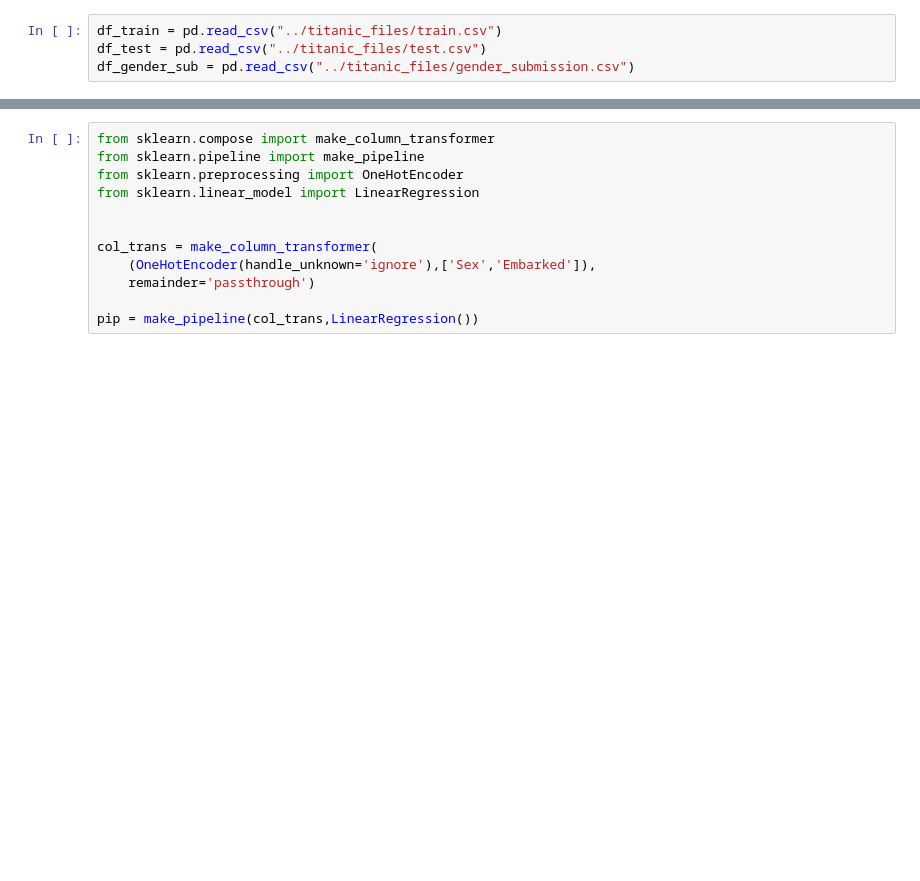
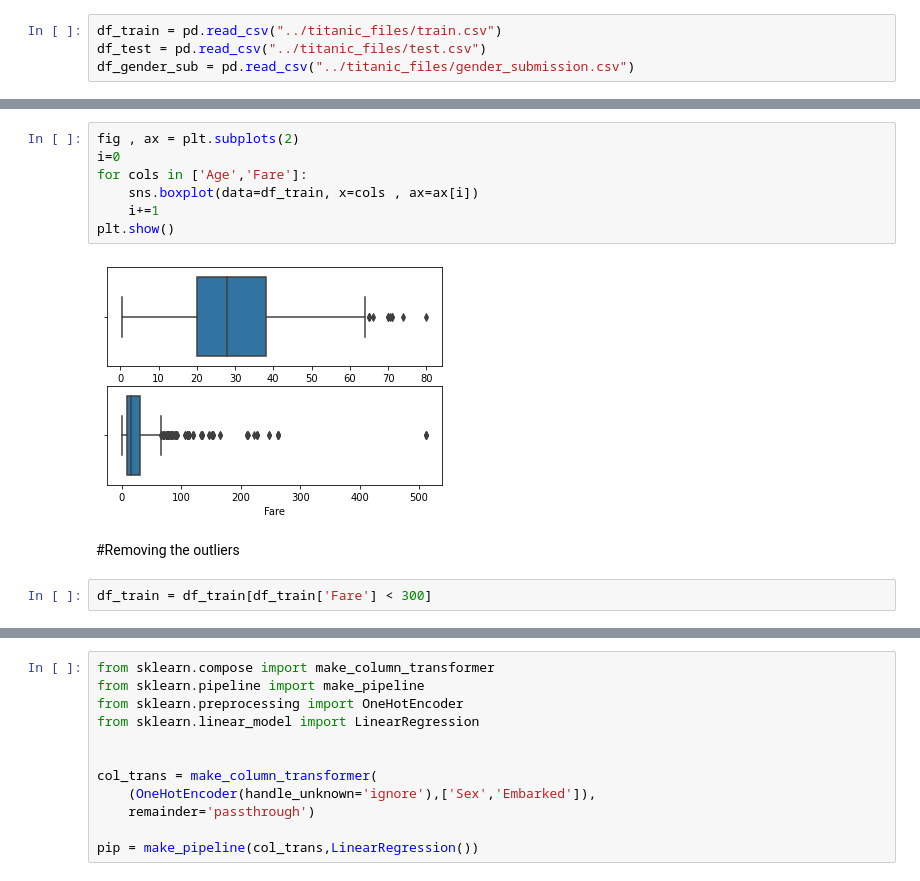
Before and after one commit to VambaraJP/kaggle-titanic, a Jupyter notebook: Titanic.ipynb, the cells around one changed output, grey strips where cells are left out. Cells and saved outputs as stored; diff of their text form; blank space fills up the shorter version.

```diff
--- a/Titanic.ipynb
+++ b/Titanic.ipynb
@@ -29,0 +58,13 @@ plt.show()
+# %%
+fig , ax = plt.subplots(2)
+i=0
+for cols in ['Age','Fare']:
+    sns.boxplot(data=df_train, x=cols , ax=ax[i])
+    i+=1
+plt.show()
+# %% [output]
+[figure, added]
+# %% [markdown]
+#Removing the outliers
+# %%
+df_train = df_train[df_train['Fare'] < 300]
```
Also changed, not shown: parts of 26 cells of this notebook.
